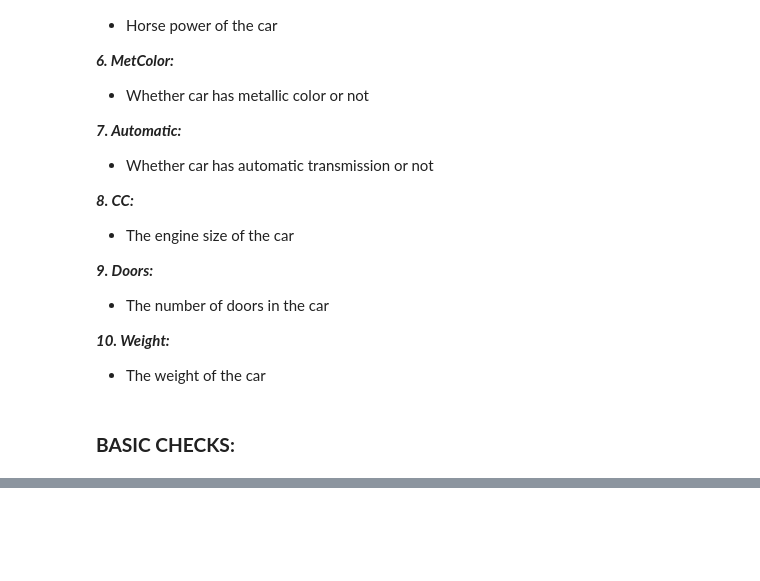
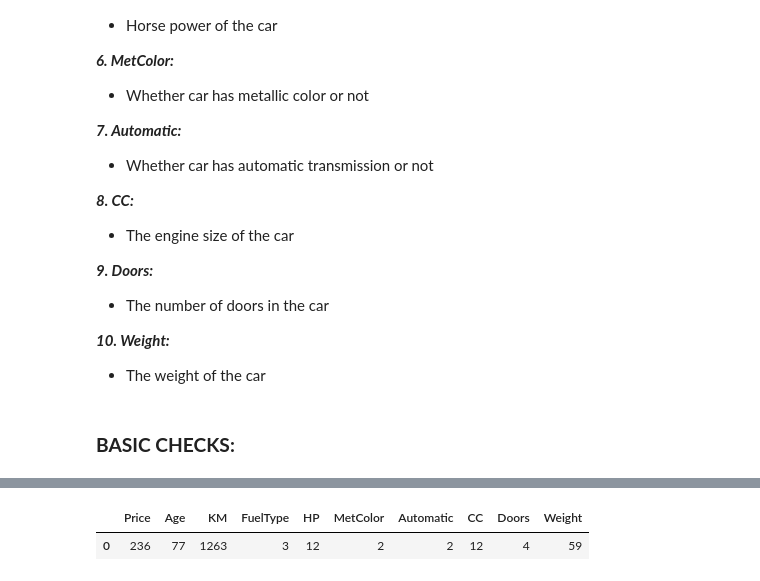
Before and after one commit to shanusaras/Deep_Learning_projects, a Jupyter notebook: Car_price_prediction/Car_price_prediction.ipynb, the cells around one changed output, grey strips where cells are left out. Cells and saved outputs as stored; diff of their text form; code cells hidden in the pictures; blank space fills up the shorter version.

```diff
--- a/Car_price_prediction/Car_price_prediction.ipynb
+++ b/Car_price_prediction/Car_price_prediction.ipynb
@@ -73,0 +191,6 @@ and the remaining nine independent features include:
+# %%
+# no of unique elements in each of the column
+data.nunique().to_frame().T.style.background_gradient(cmap= "Set3_r")
+# %% [output]
+|  | Price | Age | KM | FuelType | HP | MetColor | Automatic | CC | Doors | Weight |
+| 0 | 236 | 77 | 1263 | 3 | 12 | 2 | 2 | 12 | 4 | 59 |
```
Also changed, not shown: parts of 14 cells of this notebook.
